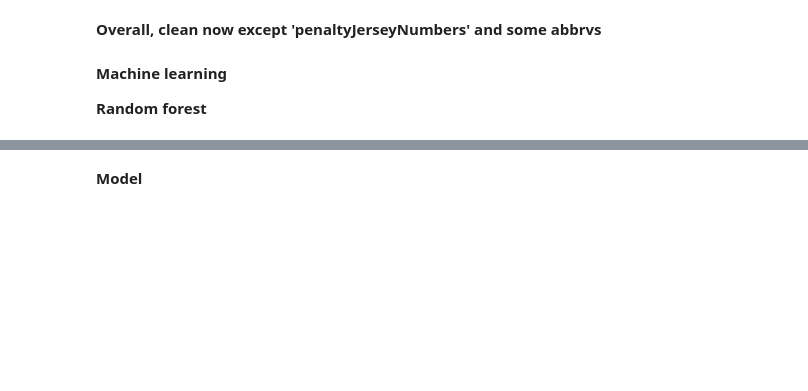
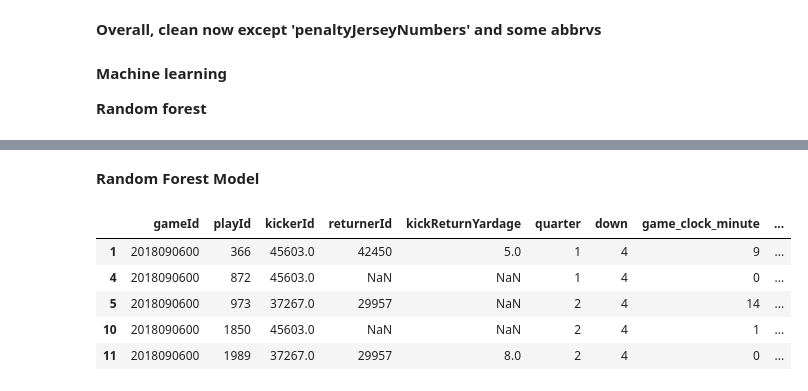
Before and after one commit to nik262/NFL-DATA-SCIENCE-PROJECT, a Jupyter notebook: Basic_Random_Forest.ipynb, the cells around one changed output, grey strips where cells are left out. Saved outputs shown, nothing was run; the diff lists cells and outputs as text; code cells hidden in the pictures; blank space fills up the shorter version.

```diff
--- a/Basic_Random_Forest.ipynb
+++ b/Basic_Random_Forest.ipynb
@@ -321,20 +321,6 @@ plays.head()
 # %%
 # abbreviations
 # 'possessionTeam'
-# %%
-# team number splitting
-# 'penaltyJerseyNumbers'
-csv = plays
-
-column = "penaltyJerseyNumbers"
-symbol = ";"
-# calling function
-penaltyJerseyNumbers_team, penaltyJerseyNumbers_numbers = team_number_splitting(csv,column,symbol)
-# adding
-scouting["penalty_jersey_team"] = penaltyJerseyNumbers_team
-scouting["penalty_jersey_numbers"] = penaltyJerseyNumbers_numbers
-
-# broken, think it is to do with values being just team name 'BAL'
 # %%
 # number splitting
 # 'gameClock'
@@ -402,2 +374,41 @@ csv.head()
 # %% [markdown]
-**Model**
+**Random Forest Model**
+# %%
+# getting punt data
+data = plays.loc[plays['specialTeamsPlayType'] == "Punt"]
+# getting variables
+data = data[["gameId","playId","kickerId","returnerId","kickReturnYardage","quarter","down","game_clock_minute","yardsToGo","kickLength","playResult"]]
+## making/extending variables
+# kick type - in scouting
+# hang time - in scouting
+# punters accuracy - all data here to be applied
+scouting_data = scouting[['gameId','playId','kick_type_name','hangTime','kickDirectionIntended','kickDirectionActual']]
+# loop for some find of IDs
+
+# returners average
+# returner ids
+returner_id = data['returnerId']
+average_return = []
+# create loop to find stuff then mean
+for returner in returner_id:
+  yards = data.loc[(data["returnerId"] == returner), "kickReturnYardage"]
+  average_return.append(yards.mean())
+# adding to data
+data["returner_average"] = average_return
+mean_value=data['returner_average'].mean()
+data['returner_average'].fillna(value=mean_value, inplace=True)
+
+
+# number of defenders in back - all data here to be applied
+defender_data = scouting[['gameId','playId','formation_front','formation_mid','formation_back']]
+
+
+# viewing
+data.head()
+# %% [output]
+|  | gameId | playId | kickerId | returnerId | kickReturnYardage | quarter | down | game_clock_minute | ... |
+| 1 | 2018090600 | 366 | 45603.0 | 42450 | 5.0 | 1 | 4 | 9 | ... |
+| 4 | 2018090600 | 872 | 45603.0 | NaN | NaN | 1 | 4 | 0 | ... |
+| 5 | 2018090600 | 973 | 37267.0 | 29957 | NaN | 2 | 4 | 14 | ... |
+| 10 | 2018090600 | 1850 | 45603.0 | NaN | NaN | 2 | 4 | 1 | ... |
+| 11 | 2018090600 | 1989 | 37267.0 | 29957 | 8.0 | 2 | 4 | 0 | ... |
```
Also changed, not shown: parts of 6 cells of this notebook, 3 other files.
